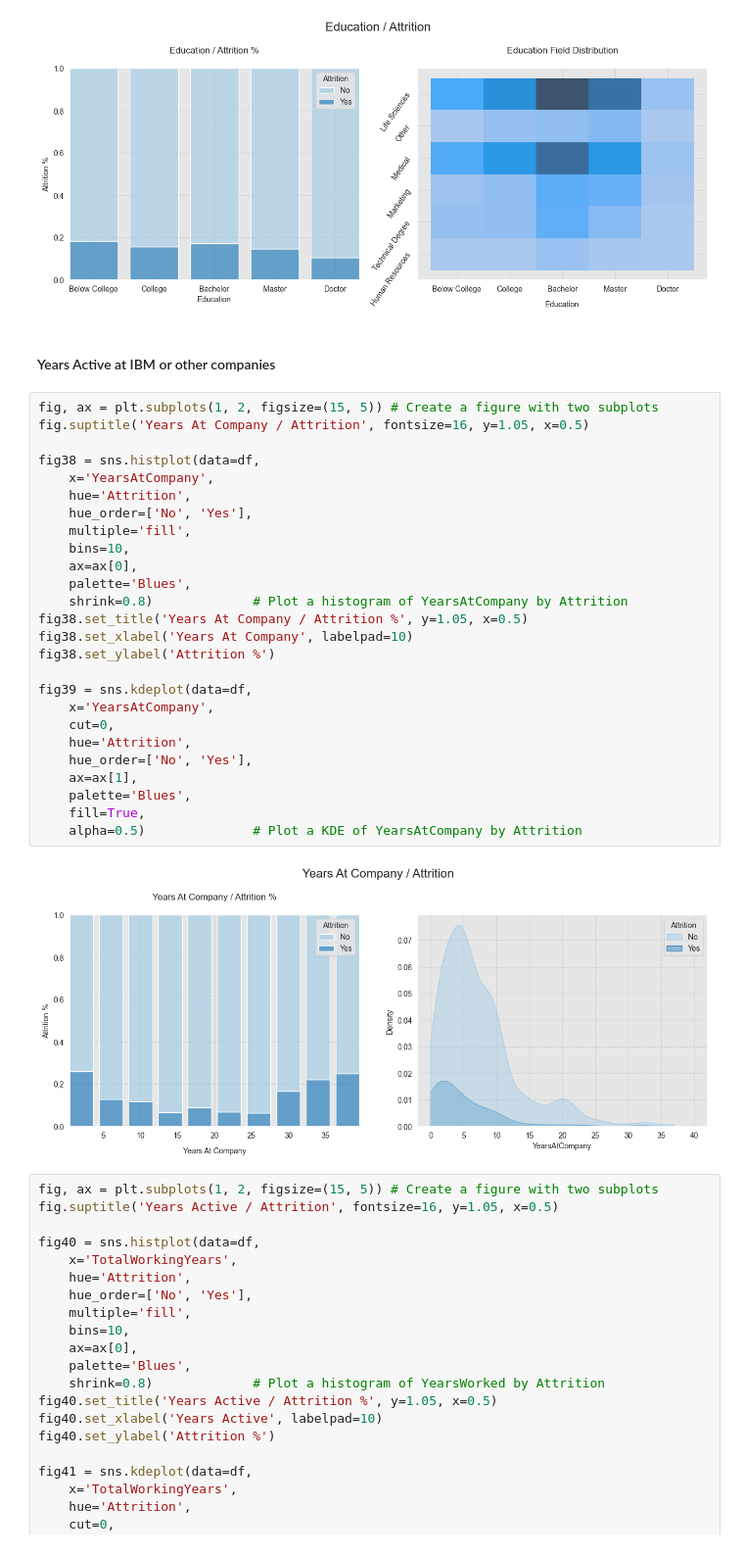
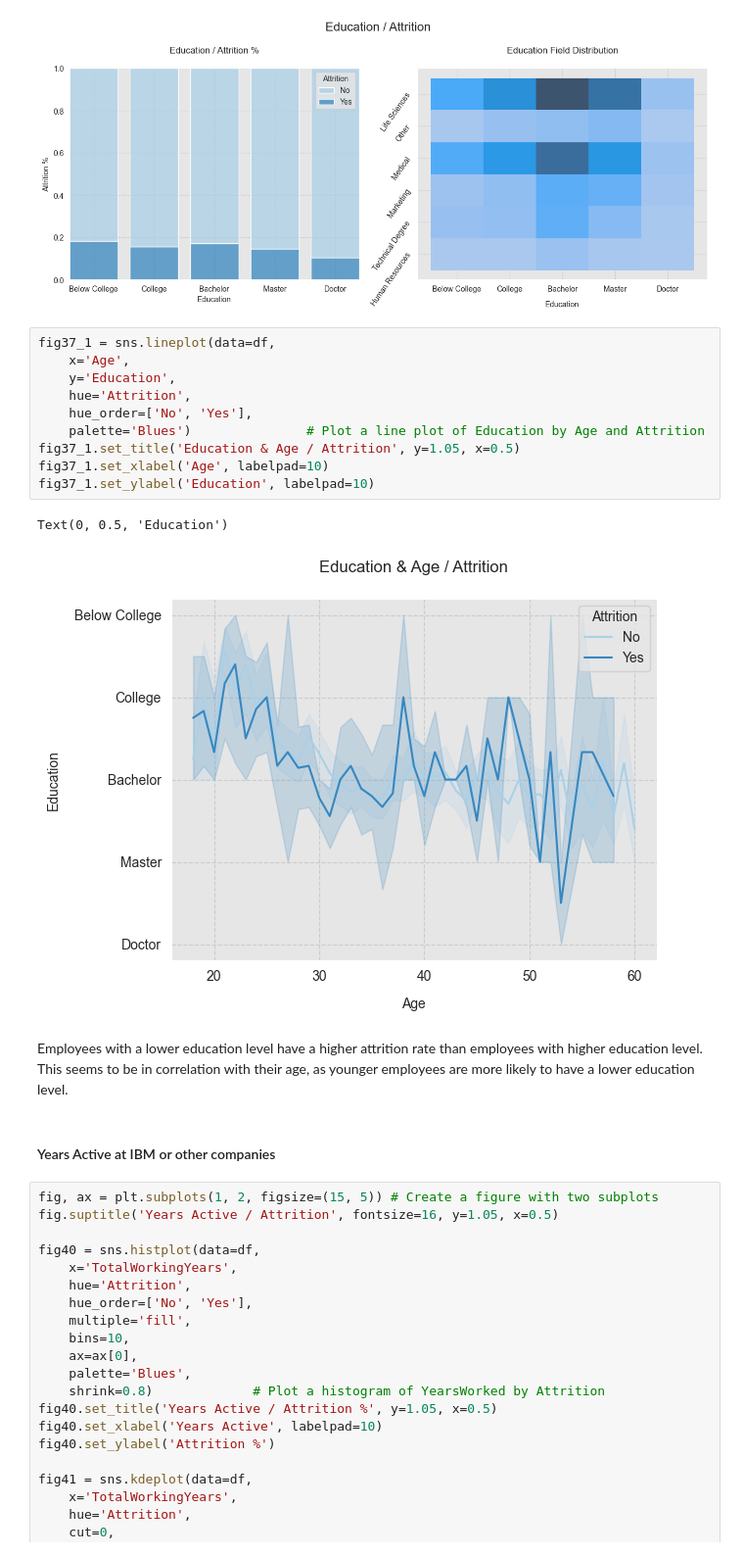
Before and after one commit to scuellaralmagro/employee_attrition_ibm, a Jupyter notebook: ibm_eda.ipynb, the cells around one changed output. Shown at 98% size. Saved outputs shown, nothing was run; the diff lists cells and outputs as text.

```diff
--- a/ibm_eda.ipynb
+++ b/ibm_eda.ipynb
@@ -769,36 +811,23 @@ fig37.set_yticklabels(fig37.get_yticklabels(), rotation=55)
  Text(0, 4, 'Technical Degree'),
  Text(0, 5, 'Human Resources')]
 [figure]
+# %%
+fig37_1 = sns.lineplot(data=df,
+    x='Age',
+    y='Education',
+    hue='Attrition',
+    hue_order=['No', 'Yes'],
+    palette='Blues')               # Plot a line plot of Education by Age and Attrition
+fig37_1.set_title('Education & Age / Attrition', y=1.05, x=0.5)
+fig37_1.set_xlabel('Age', labelpad=10)
+fig37_1.set_ylabel('Education', labelpad=10)
+# %% [output]
+Text(0, 0.5, 'Education')
+[figure, added]
+# %% [markdown]
+Employees with a lower education level have a higher attrition rate than employees with higher education level. This seems to be in correlation with their age, as younger employees are more likely to have a lower education level.
 # %% [markdown]
 #### Years Active at IBM or other companies
-# %%
-fig, ax = plt.subplots(1, 2, figsize=(15, 5)) # Create a figure with two subplots
-fig.suptitle('Years At Company / Attrition', fontsize=16, y=1.05, x=0.5)
-
-fig38 = sns.histplot(data=df,
-    x='YearsAtCompany',
-    hue='Attrition',
-    hue_order=['No', 'Yes'],
-    multiple='fill',
-    bins=10,
-    ax=ax[0],
-    palette='Blues',
-    shrink=0.8)             # Plot a histogram of YearsAtCompany by Attrition
-fig38.set_title('Years At Company / Attrition %', y=1.05, x=0.5)
-fig38.set_xlabel('Years At Company', labelpad=10)
-fig38.set_ylabel('Attrition %')
-
-fig39 = sns.kdeplot(data=df,
-    x='YearsAtCompany',
-    cut=0,
-    hue='Attrition',
-    hue_order=['No', 'Yes'],
-    ax=ax[1],
-    palette='Blues',
-    fill=True,
-    alpha=0.5)              # Plot a KDE of YearsAtCompany by Attrition
-# %% [output]
-[figure, removed]
 # %%
 fig, ax = plt.subplots(1, 2, figsize=(15, 5)) # Create a figure with two subplots
 fig.suptitle('Years Active / Attrition', fontsize=16, y=1.05, x=0.5)
```
Also changed, not shown: parts of 28 cells of this notebook.
